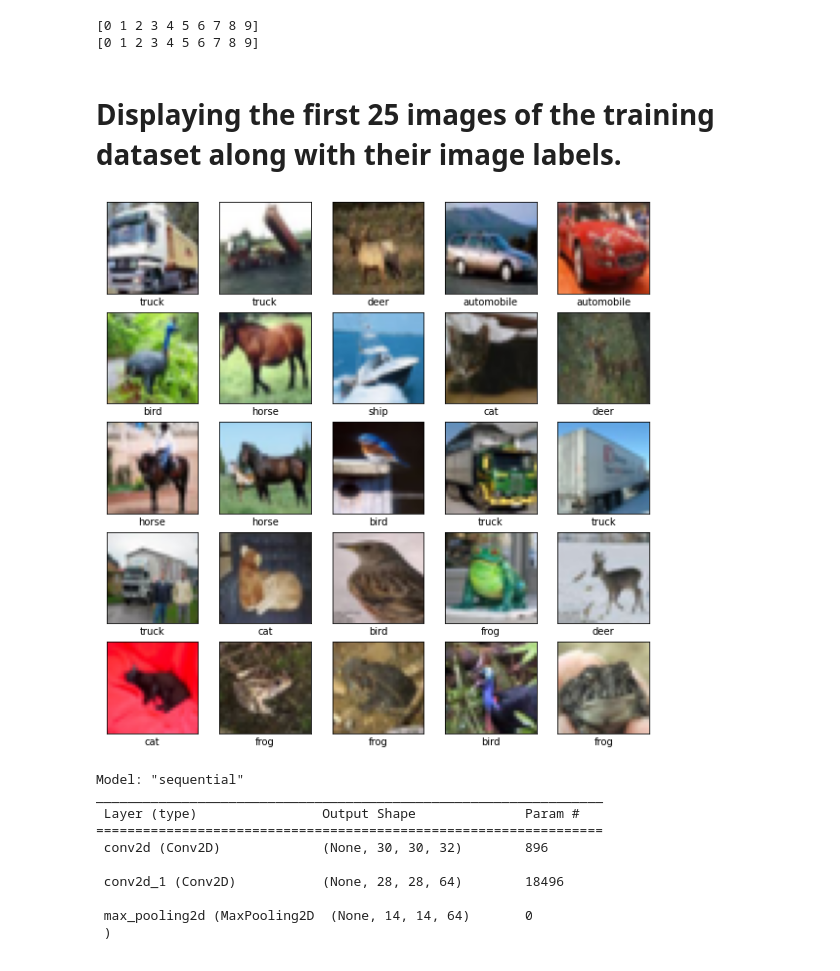
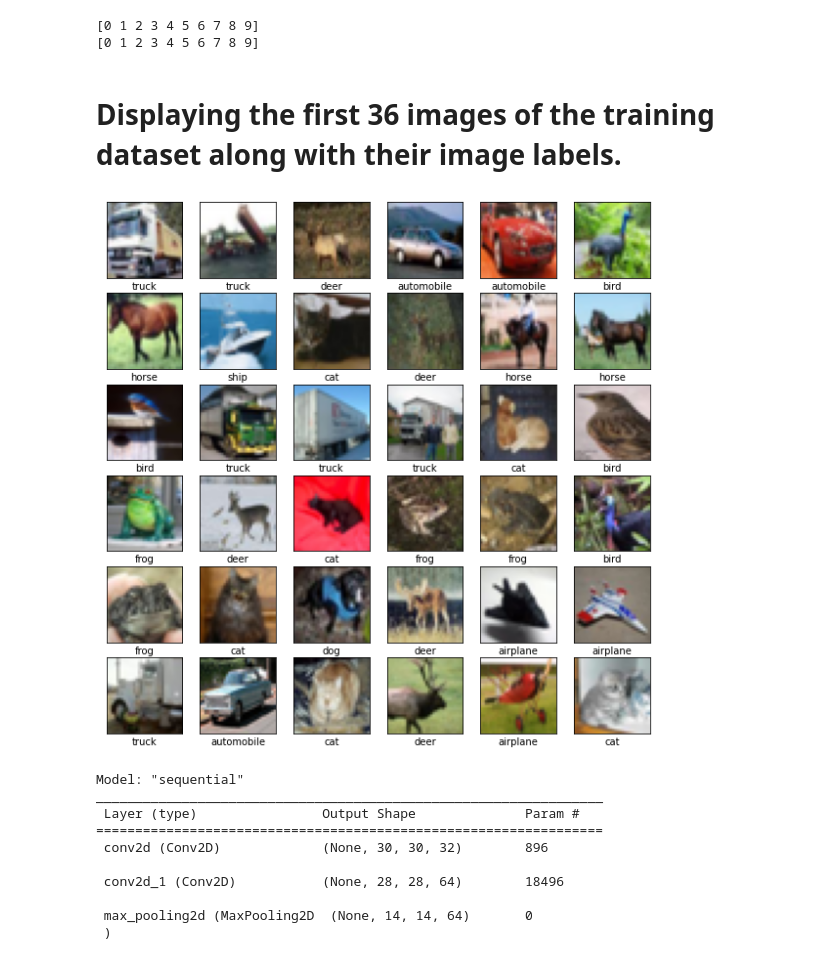
Before and after one commit to Joshua-Dias-Barreto/CIFAR10-using-CNNs, a Jupyter notebook: Cifar10ipynb.ipynb, the cells around one changed output. Drawn from its saved outputs; the diff is of its cells as text; code cells hidden in the pictures.

```diff
--- a/Cifar10ipynb.ipynb
+++ b/Cifar10ipynb.ipynb
@@ -68,18 +68,18 @@ print(np.unique(Y_test))
 [0 1 2 3 4 5 6 7 8 9]
 [0 1 2 3 4 5 6 7 8 9]
 # %% [markdown]
-# Displaying the first 25 images of the training dataset along with their image labels.
+# Displaying the first 36 images of the training dataset along with their image labels.
 # %%
 plt.figure(figsize=[10,10]);
-for i in range(1,26):
- plt.subplot(5,5,i)
+for i in range(1,37):
+ plt.subplot(6,6,i)
  plt.xticks([])
  plt.yticks([])
  plt.imshow(X_train[i])
  plt.xlabel(image_names[Y_train[i][0]])
 plt.show()
 # %% [output]
-[figure, old version]
+[figure, new version]
 # %%
 X_train=X_train.astype('float32')
 X_test=X_test.astype('float32')
```
Also changed, not shown: parts of 3 cells of this notebook.
